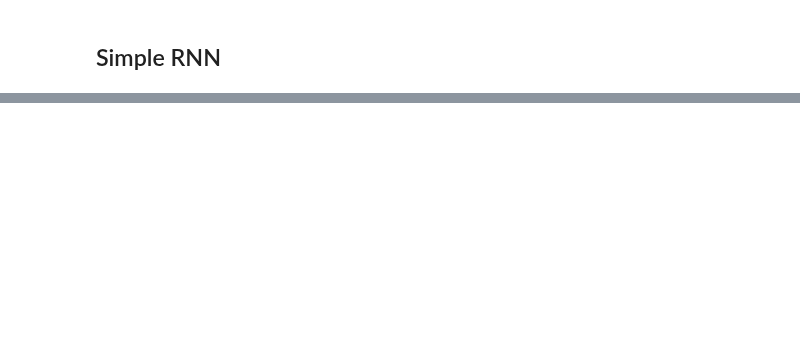
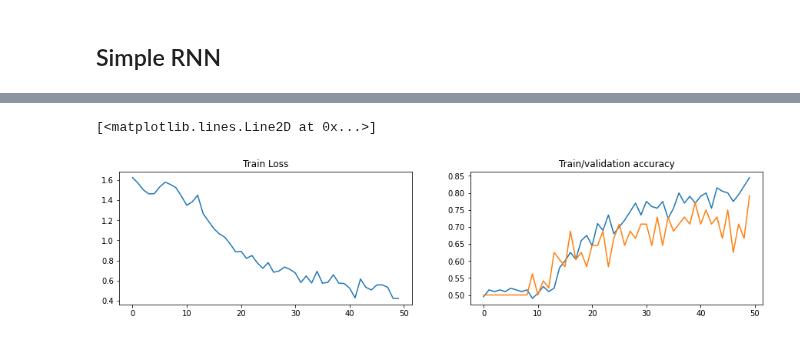
Before and after one commit to balezz/Punch_DL, a Jupyter notebook: RNN.ipynb, the cells around one changed output, grey strips where cells are left out. Saved outputs shown, nothing was run; the diff lists cells and outputs as text; code cells hidden in the pictures; blank space fills up the shorter version.

```diff
--- a/RNN.ipynb
+++ b/RNN.ipynb
@@ -103,0 +170,11 @@ Epoch 50/50
+# %%
+inpu = K.layers.InputLayer((None, 51), batch_size=1)
+rnn = K.layers.LSTM(32, stateful=True)
+dense1 = K.layers.Dense(64)
+dense2 = K.layers.Dense(7, activation='softmax')
+
+model = K.Sequential([inpu, rnn, dense1, dense2])
+# %%
+model.compile(optimizer='adam',
+              loss='categorical_crossentropy',
+              metrics=['accuracy'])
@@ -103,0 +198,2 @@ Epoch 50/50
+# %%
+history = model.fit(X_train, y_train, validation_data=(X_test, y_test), batch_size=1, epochs=50)
@@ -103,0 +218,12 @@ Epoch 50/50
+# %%
+plt.figure(figsize=(15, 7))
+plt.subplot(221)
+plt.title("Train Loss")
+plt.plot(history.history['loss'])
+plt.subplot(222)
+plt.title("Train/validation accuracy")
+plt.plot(history.history['accuracy'])
+plt.plot(history.history['val_accuracy'])
+# %% [output]
+[<matplotlib.lines.Line2D at 0x...>]
+[figure, added]
```
Also changed, not shown: parts of 12 cells of this notebook.
